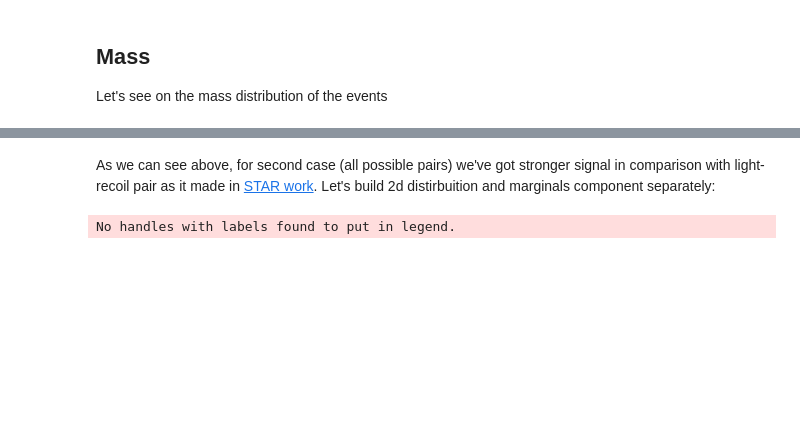
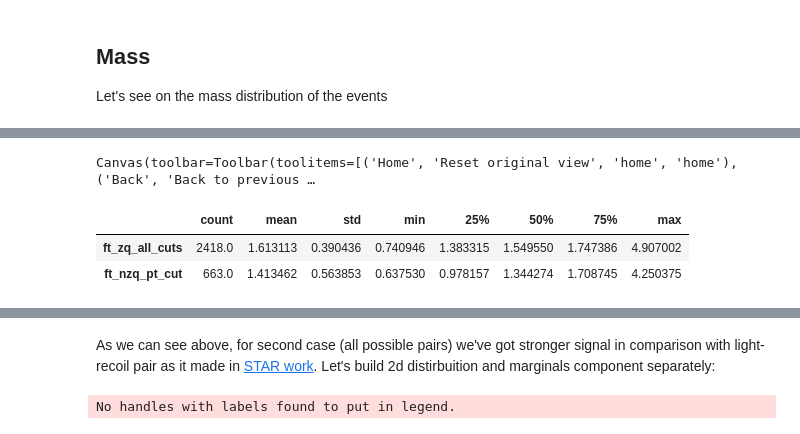
Before and after one commit to bdrum/cern-physics, a Jupyter notebook: notebooks/4TracksAnalysis.ipynb, the cells around one changed output, grey strips where cells are left out. Drawn from its saved outputs; the diff is of its cells as text; code cells hidden in the pictures; blank space fills up the shorter version.

```diff
--- a/notebooks/4TracksAnalysis.ipynb
+++ b/notebooks/4TracksAnalysis.ipynb
@@ -343,27 +293,3 @@ We can see small gaps with for the second case, that allow to speak about correc
 # %% [markdown]
 ## Mass
 Let's see on the mass distribution of the events
-# %%
-# %matplotlib widget
-
-plt.style.use(hep.style.ROOT)
-fig = plt.figure()
-ax = fig.add_subplot()
-
-fig.suptitle(f'$M$ of $\pi^+\pi^-\pi^+\pi^-$ events')
-b = 65
-r = 0.5,2.5
-mass_after_all_cuts = mass_events(kinematics.GetTracksWithPtCut(four_tracks_zq_after_all_cuts))
-counts, bin_edges = np.histogram(mass_after_all_cuts, bins=b, range=r)
-hep.histplot((counts, bin_edges), yerr=True, color='black', histtype='errorbar', label='4tr_zq_all_cuts')
-
-val=(r[1]-r[0])*1000 // b
-ax.set_xlabel('$M, GeV$')
-ax.set_ylabel(f'#events / {val}MeV')
-
-mass_nzq = mass_events(kinematics.GetTracksWithPtCut(data.four_tracks_nzq))
-counts_bckg, bin_edges_bckg = np.histogram(mass_nzq, bins=b, range=r)
-hep.histplot((counts_bckg, bin_edges_bckg), yerr=True, color='red', histtype='errorbar', label='4tr_nzq_pt_cut')
-_ = plt.legend()
-
-pd.DataFrame([mass_after_all_cuts.describe(), mass_nzq.describe()], index=['mass_ft_zq', 'mass_ft_nzq'])
@@ -375,3 +296,10 @@ pd.DataFrame([mass_after_all_cuts.describe(), mass_nzq.describe()], index=['mass
+# %%
+ErrorHist.DrawErrorHists([mass_after_all_cuts, mass_nzq], bins=65, range=(0.5,2.5), title=f'$M$ of $\pi^+\pi^-\pi^+\pi^-$ events', x_label=['M, GeV', 'M, GeV'], y_label=['events', 'events'], label = ['ft_zq_all_cuts', 'ft_nzq_pt_cut'], color=['black', 'red'])
+# %% [output]
+Canvas(toolbar=Toolbar(toolitems=[('Home', 'Reset original view', 'home', 'home'), ('Back', 'Back to previous …
+|  | count | mean | std | min | 25% | 50% | 75% | max |
+| ft_zq_all_cuts | 2418.0 | 1.613113 | 0.390436 | 0.740946 | 1.383315 | 1.549550 | 1.747386 | 4.907002 |
+| ft_nzq_pt_cut | 663.0 | 1.413462 | 0.563853 | 0.637530 | 0.978157 | 1.344274 | 1.708745 | 4.250375 |
 # %% [markdown]
 ### Pions subsystems
 
```
Also changed, not shown: parts of 13 cells of this notebook, 1 other file.
